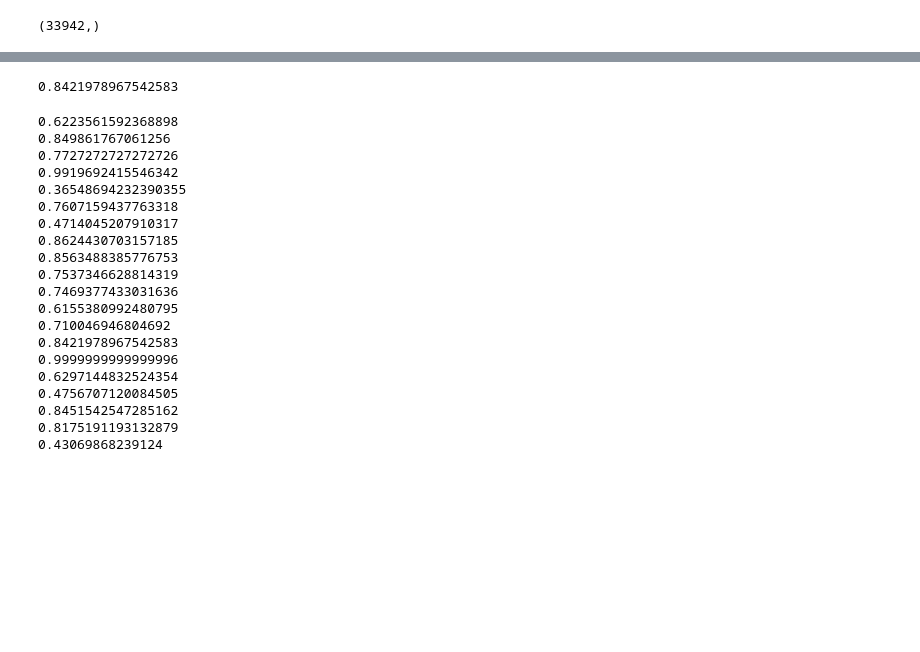
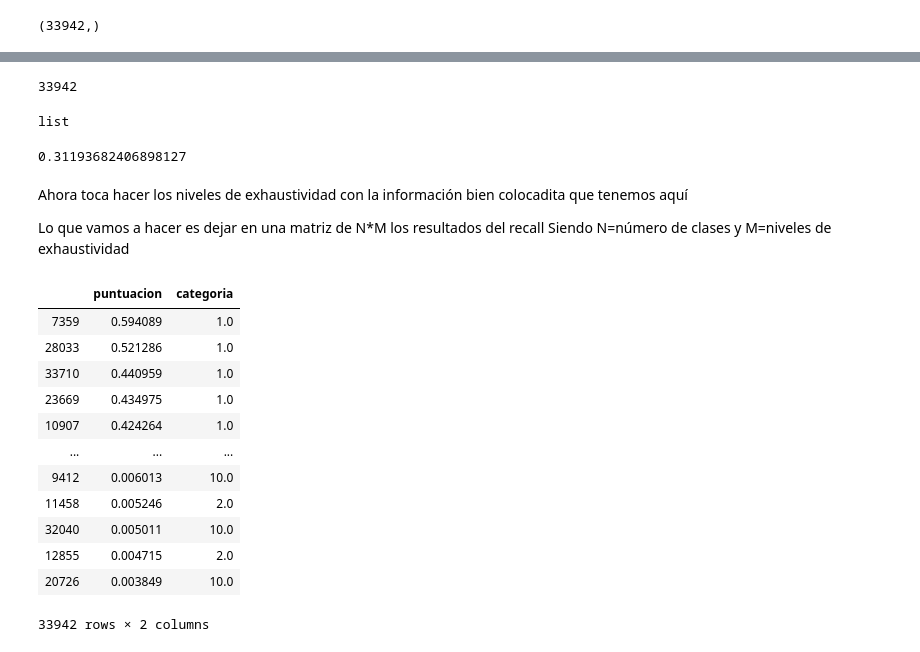
Before and after one commit to Al3xFreeman/IA2, a Jupyter notebook: P2-2-[IA2].ipynb, the cells around one changed output, grey strips where cells are left out. Cells and saved outputs as stored; diff of their text form; code cells hidden in the pictures; blank space fills up the shorter version.

```diff
--- a/P2-2-[IA2].ipynb
+++ b/P2-2-[IA2].ipynb
@@ -137,6 +137,7 @@ def write_terms (feature_names, data, vector_data, index):
     print('Mensaje', index, 'vectorizado:', terminos.compressed(),'\n')
 # %%
 train_vector_data = vectorizer.fit_transform(train_data.data)
+test_vector_data = vectorizer.fit_transform(test_data.data)
 # %%
 print(train_vector_data)
 # %% [output]
@@ -185,18 +194,18 @@ import random
 #while the last element of the sum of all the previous elements (which is the sum of the total selectec texts)
 #    is less than the desired amount, it will keep choosing candidates
 
-selected = [0]*len(train_data.target_names)
+selected = [0]*len(test_data.target_names)
 
 number_samples = 3
 
-selected_index = [0]*len(train_data.target_names)*number_samples
+selected_index = [0]*len(test_data.target_names)*number_samples
 
 while (np.cumsum(selected)[-1] < len(selected)*number_samples):
 
     #Indice aleatorio de la lista de mensajes
-    index = random.randint(0, len(train_data.target))
+    index = random.randint(0, len(test_data.target))
     #cat = numero de la categoria a la que pertenece el índice elegido
-    cat = train_data.target[index]
+    cat = test_data.target[index]
     #Comprobamos que no haya ya 3 elementos de la categoría a la que pertenezca el index y lo añadimos a la cuenta y a la lista de índices
     #La lista de índices estará ordenada por categorías
     if(selected[cat] < 3):
@@ -352,7 +427,7 @@ def cosSim_calc(indexes, elem, rows, numCat = None):
             agg = []
             print(col)
             for i in range(elem):
-                cosSim = cosine_similarity(train_vector_data[tempBatch_index[i]], train_vector_data)
+                cosSim = cosine_similarity(test_vector_data[tempBatch_index[i]], train_vector_data)
                 agg = np.concatenate((agg, cosSim[0]))
                 #print(-np.sort(-agg))
 
@@ -365,7 +440,7 @@ def cosSim_calc(indexes, elem, rows, numCat = None):
 
             info['categoria'] = categorias
             info = info.sort_values(by='puntuacion', ascending=False)
-            info = info[elem:]
+            #info = info[elem:]
             sim[col] = info
             print(max(sim[col]['puntuacion']))
             #print(agg[:5])
@@ -382,6 +457,7 @@ def cosSim_calc(indexes, elem, rows, numCat = None):
             tempBatch_index = []
 
 
+
     return sim
 # %%
 cos_sim = cosSim_calc(selected_index, 3, len(train_data.data))
@@ -426,28 +486,33 @@ cos_sim
+# %%
+len(cos_sim[0])
+# %% [output]
+33942
+# %%
+type(cos_sim)
+# %% [output]
+list
 # %%
 print(max(cos_sim[13]['puntuacion'].values))
 # %% [output]
-0.8421978967542583
+0.31193682406898127
-# %%
-for elem in cos_sim:
-    print(max(elem['puntuacion'].values))
-# %% [output]
-0.6223561592368898
-0.849861767061256
-0.7727272727272726
-0.9919692415546342
-0.36548694232390355
-0.7607159437763318
-0.4714045207910317
-0.8624430703157185
-0.8563488385776753
-0.7537346628814319
-0.7469377433031636
-0.6155380992480795
-0.710046946804692
-0.8421978967542583
-0.9999999999999996
-0.6297144832524354
-0.4756707120084505
-0.8451542547285162
-0.8175191193132879
-0.43069868239124
+# %% [markdown]
+Ahora toca hacer los niveles de exhaustividad con la información bien colocadita que tenemos aquí
+
+Lo que vamos a hacer es dejar en una matriz de N*M los resultados del recall
+    Siendo N=número de clases y M=niveles de exhaustividad
+# %%
+cos_sim[1]
+# %% [output]
+|  | puntuacion | categoria |
+| 7359 | 0.594089 | 1.0 |
+| 28033 | 0.521286 | 1.0 |
+| 33710 | 0.440959 | 1.0 |
+| 23669 | 0.434975 | 1.0 |
+| 10907 | 0.424264 | 1.0 |
+| ... | ... | ... |
+| 9412 | 0.006013 | 10.0 |
+| 11458 | 0.005246 | 2.0 |
+| 32040 | 0.005011 | 10.0 |
+| 12855 | 0.004715 | 2.0 |
+| 20726 | 0.003849 | 10.0 |
+33942 rows × 2 columns
```
Also changed, not shown: parts of 31 cells of this notebook.
